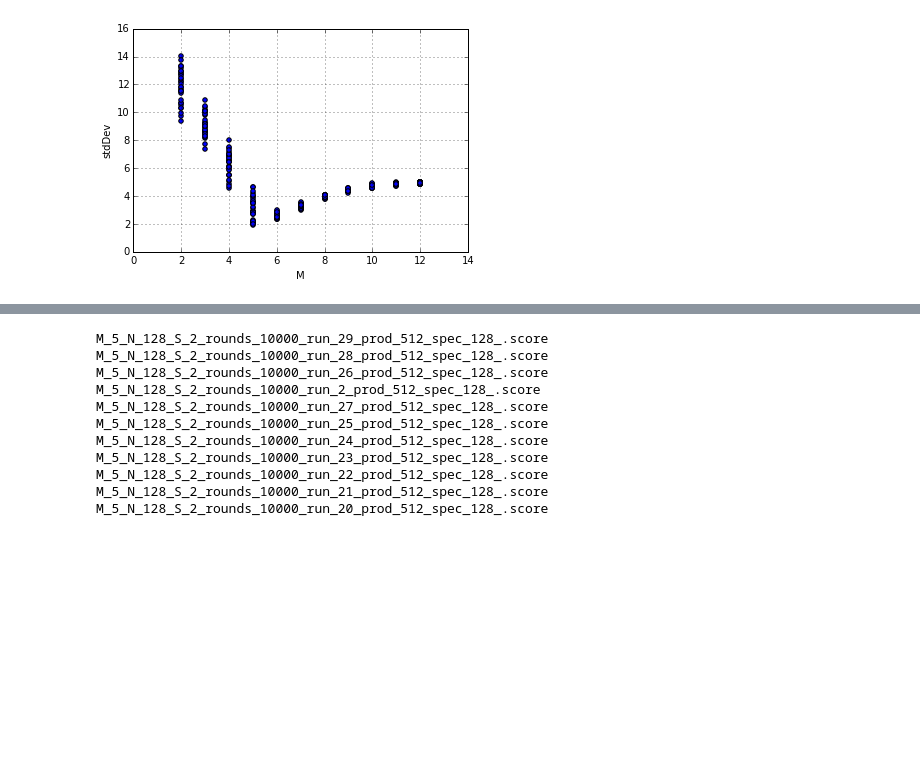
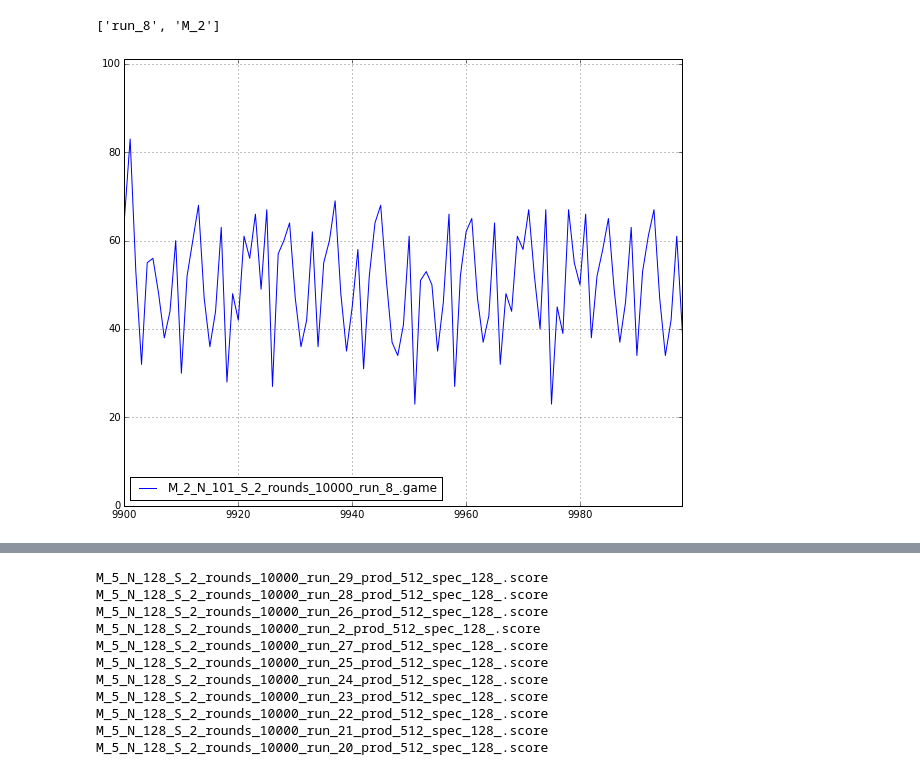
Before and after one commit to sandromehic/mingam, a Jupyter notebook: analysis/analisys.ipynb, the cells around one changed output, grey strips where cells are left out. Saved outputs shown, nothing was run; the diff lists cells and outputs as text; code cells hidden in the pictures; blank space fills up the shorter version.

```diff
--- a/analysis/analisys.ipynb
+++ b/analysis/analisys.ipynb
@@ -6,6 +6,9 @@ import numpy as np
 import matplotlib.pyplot as plt
 from os import listdir
 %matplotlib inline
+
+import pylab
+pylab.rcParams['figure.figsize'] = (10.0, 8.0)
 # %%
 # various functions to read data from CSV
 def readGameData(dirname, fileConditions):
@@ -116,7 +119,7 @@ def plotAtt(data, conditions, lowerLimit=0, upperLimit=-1):
         if (all(j in x for j in otherConditions) and any(k in x for k in nAgentsConditions)):
             ax = data[x][lowerLimit:upperLimit].plot(legend=True)
             # set y axis limit from 0 to max Attendance
-#             ax.set_ylim(0, int(x.split('_')[3]))
+            ax.set_ylim(0, int(x.split('_')[3]))
 
     plt.legend(loc='lower left')
 
@@ -249,7 +252,7 @@ def plotPriceClassic(attData, lam, conditions, lowerlimit=0, upperlimit=-1):
 def countNonZeros(l):
     return np.invert(np.isnan(l)).sum()
 # %%
-dirname = '/home/sandro/projects/python/backup/data/2015-04-15 13:10:10.021757_/'
+dirname = '/home/sandro/projects/python/mingam/data/different_brainsize/'
 # fileConditions = ['N_101']
 fileConditions = []
 (gameData, attData, historyData) = readGameData(dirname, fileConditions)
@@ -275,8 +272,9 @@ activeSpeculators = calculateActiveSpeculators(fullGameData)
 # plotScores(scoreData, ['run_0'], producer=32, speculator=32, upperRange=1000)
 # plotActiveSpeculators(activeSpeculators, upperlimit=1000)
 # price = plotPriceClassic(attData, 100, ['M_3', 'N_101', 'run_12'], upperlimit=200)
-# %%
-# plotMemoryToStdDev(gameData)
-plotHistoryToProb(historyData, 7,['M_7', 'N_101', 'run_11'])
-# %% [output]
-[figure, removed]
+# %%
+plotAtt(attData, ['N_101', 'run_8', 'M_2'], lowerLimit=9900)
+pylab.savefig('attendance_m2_n101.pdf', bbox_inches='tight')
+# %% [output]
+['run_8', 'M_2']
+[figure, added]
```
Also changed, not shown: parts of 12 cells of this notebook, 7 other files.
